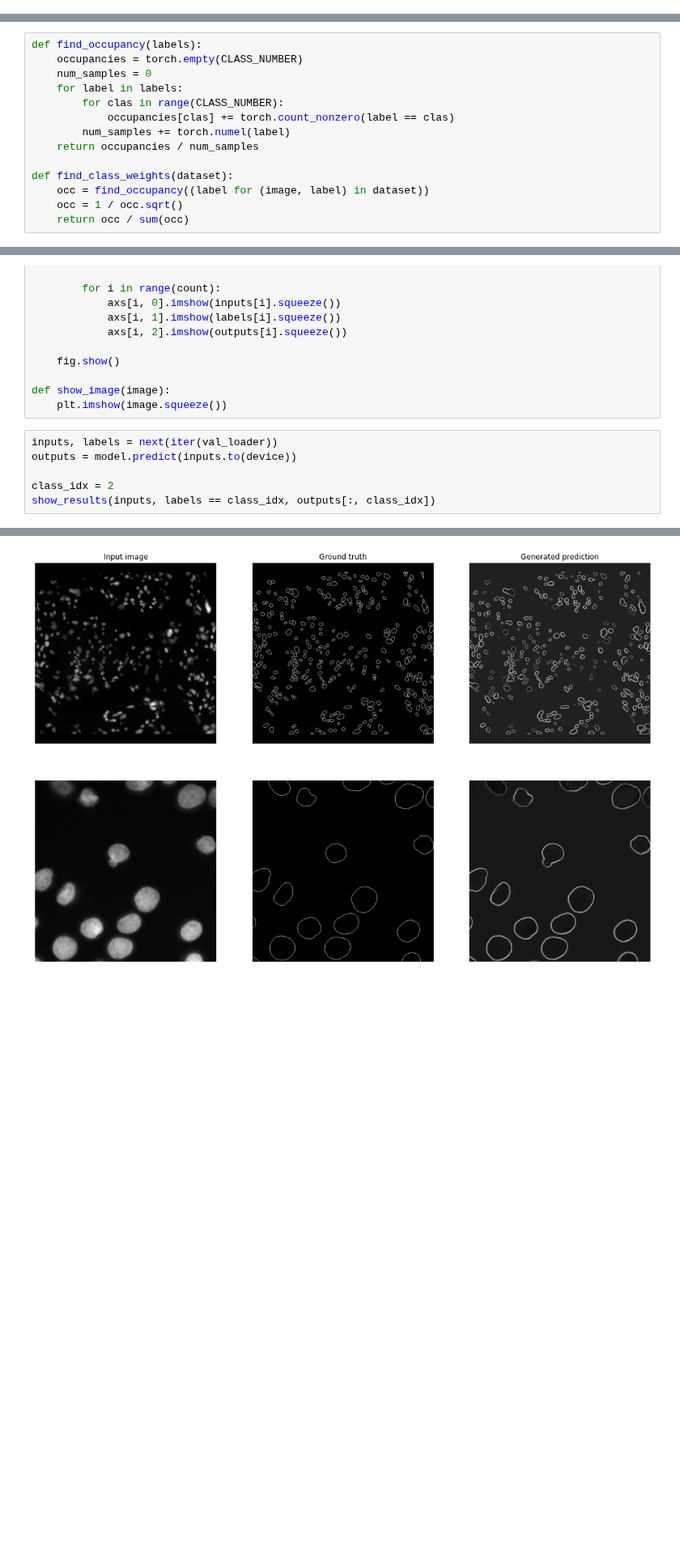
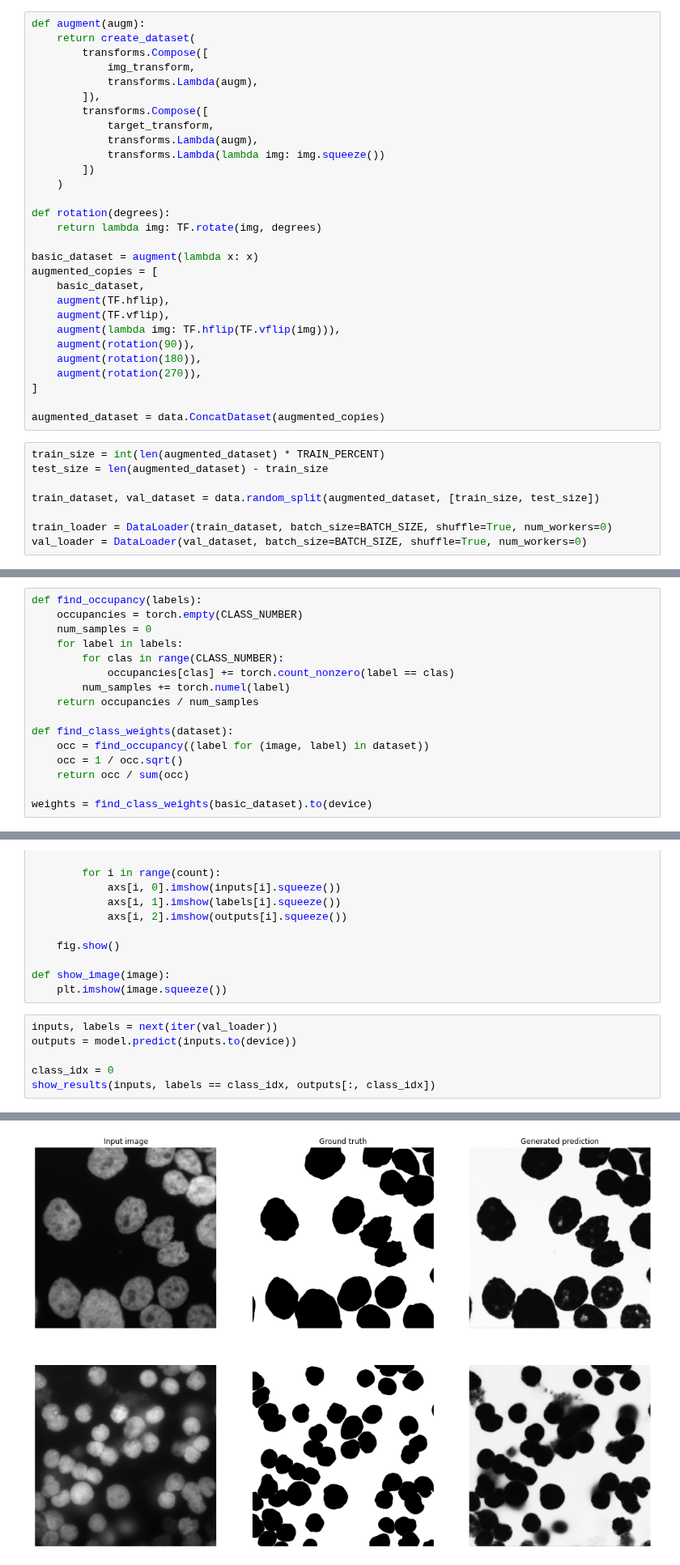
Before and after one commit to CRefice/ml-segmentation-project, a Jupyter notebook: notebook.ipynb, the cells around one changed output, grey strips where cells are left out. Shown at 81% size. Cells and saved outputs as stored; diff of their text form; blank space fills up the shorter version.

```diff
--- a/notebook.ipynb
+++ b/notebook.ipynb
@@ -112,3 +102,40 @@ val_loader = DataLoader(val_dataset, batch_size=BATCH_SIZE, shuffle=True, num_wo
+# %%
+def augment(augm):
+    return create_dataset(
+        transforms.Compose([
+            img_transform,
+            transforms.Lambda(augm),
+        ]),
+        transforms.Compose([
+            target_transform,
+            transforms.Lambda(augm),
+            transforms.Lambda(lambda img: img.squeeze())
+        ])
+    )
+
+def rotation(degrees):
+    return lambda img: TF.rotate(img, degrees)
+
+basic_dataset = augment(lambda x: x)
+augmented_copies = [
+    basic_dataset,
+    augment(TF.hflip),
+    augment(TF.vflip),
+    augment(lambda img: TF.hflip(TF.vflip(img))),
+    augment(rotation(90)),
+    augment(rotation(180)),
+    augment(rotation(270)),
+]
+
+augmented_dataset = data.ConcatDataset(augmented_copies)
+# %%
+train_size = int(len(augmented_dataset) * TRAIN_PERCENT)
+test_size = len(augmented_dataset) - train_size
+
+train_dataset, val_dataset = data.random_split(augmented_dataset, [train_size, test_size])
+
+train_loader = DataLoader(train_dataset, batch_size=BATCH_SIZE, shuffle=True, num_workers=0)
+val_loader = DataLoader(val_dataset, batch_size=BATCH_SIZE, shuffle=True, num_workers=0)
 # %% [markdown]
 # Training
 # %%
@@ -227,6 +254,8 @@ def find_class_weights(dataset):
     occ = find_occupancy((label for (image, label) in dataset))
     occ = 1 / occ.sqrt()
     return occ / sum(occ)
+
+weights = find_class_weights(basic_dataset).to(device)
 # %%
 TRN_EPOCHS = 20
 WEIGHT_DECAY = 0
@@ -306,12 +342,12 @@ def show_image(image):
 # %%
 inputs, labels = next(iter(val_loader))
 outputs = model.predict(inputs.to(device))
 
-class_idx = 2
+class_idx = 0
 show_results(inputs, labels == class_idx, outputs[:, class_idx])
 # %% [output]
 <Figure size 432x288 with 0 Axes>
-[figure, old version]
+[figure, new version]
 # %%
 def label_with_watershed(image, min_distance=50):
   """
```
Also changed, not shown: parts of 7 cells of this notebook.
